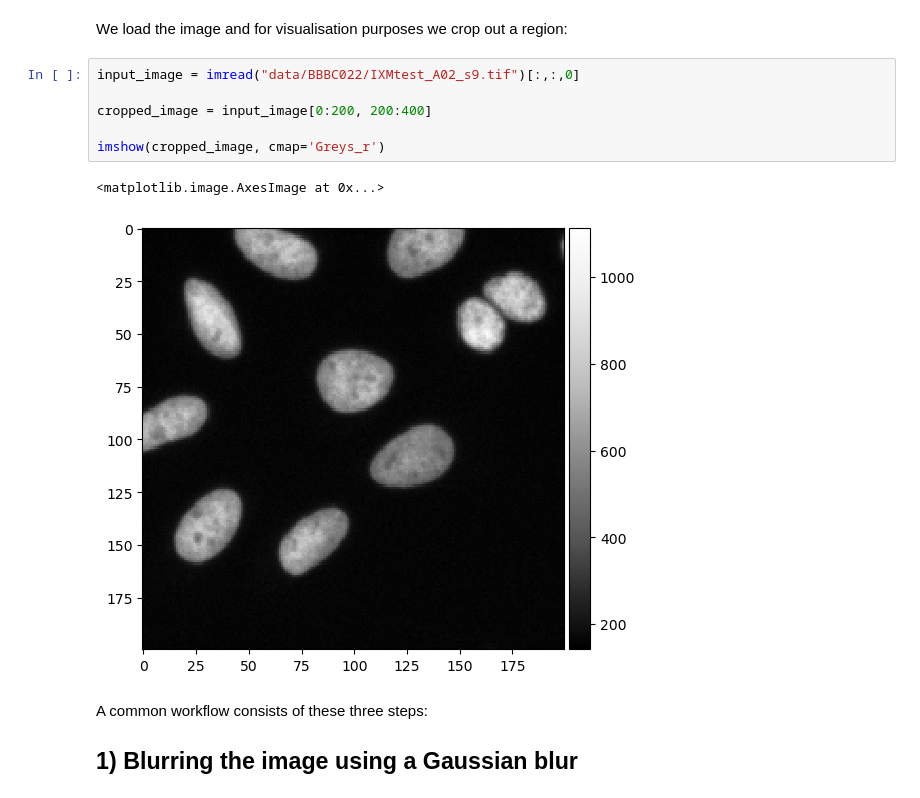
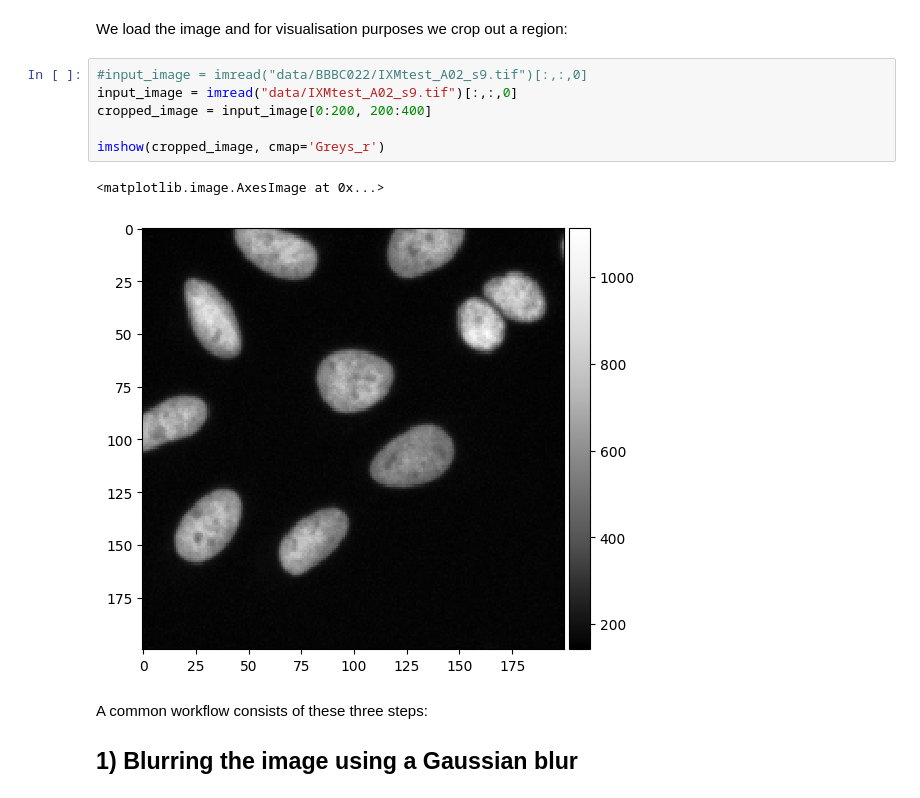
Before and after one commit to ScaDS/BIDS-lecture-2024, a Jupyter notebook: 04a_image_segmentation/09_gauss_otsu_labeling.ipynb, the cells around one changed output. Drawn from its saved outputs; the diff is of its cells as text.

```diff
--- a/04a_image_segmentation/09_gauss_otsu_labeling.ipynb
+++ b/04a_image_segmentation/09_gauss_otsu_labeling.ipynb
@@ -12,14 +12,14 @@ We used image set BBBC022v1 [Gustafsdottir et al., PLOS ONE, 2013](http://dx.doi
 # %% [markdown]
 We load the image and for visualisation purposes we crop out a region:
 # %%
-input_image = imread("data/BBBC022/IXMtest_A02_s9.tif")[:,:,0]
-
+#input_image = imread("data/BBBC022/IXMtest_A02_s9.tif")[:,:,0]
+input_image = imread("data/IXMtest_A02_s9.tif")[:,:,0]
 cropped_image = input_image[0:200, 200:400]
 
 imshow(cropped_image, cmap='Greys_r')
 # %% [output]
 <matplotlib.image.AxesImage at 0x...>
-[figure, old version]
+[figure, new version]
 # %% [markdown]
 A common workflow consists of these three steps:
 
```
Also changed, not shown: parts of 6 cells of this notebook, 1 other file.
